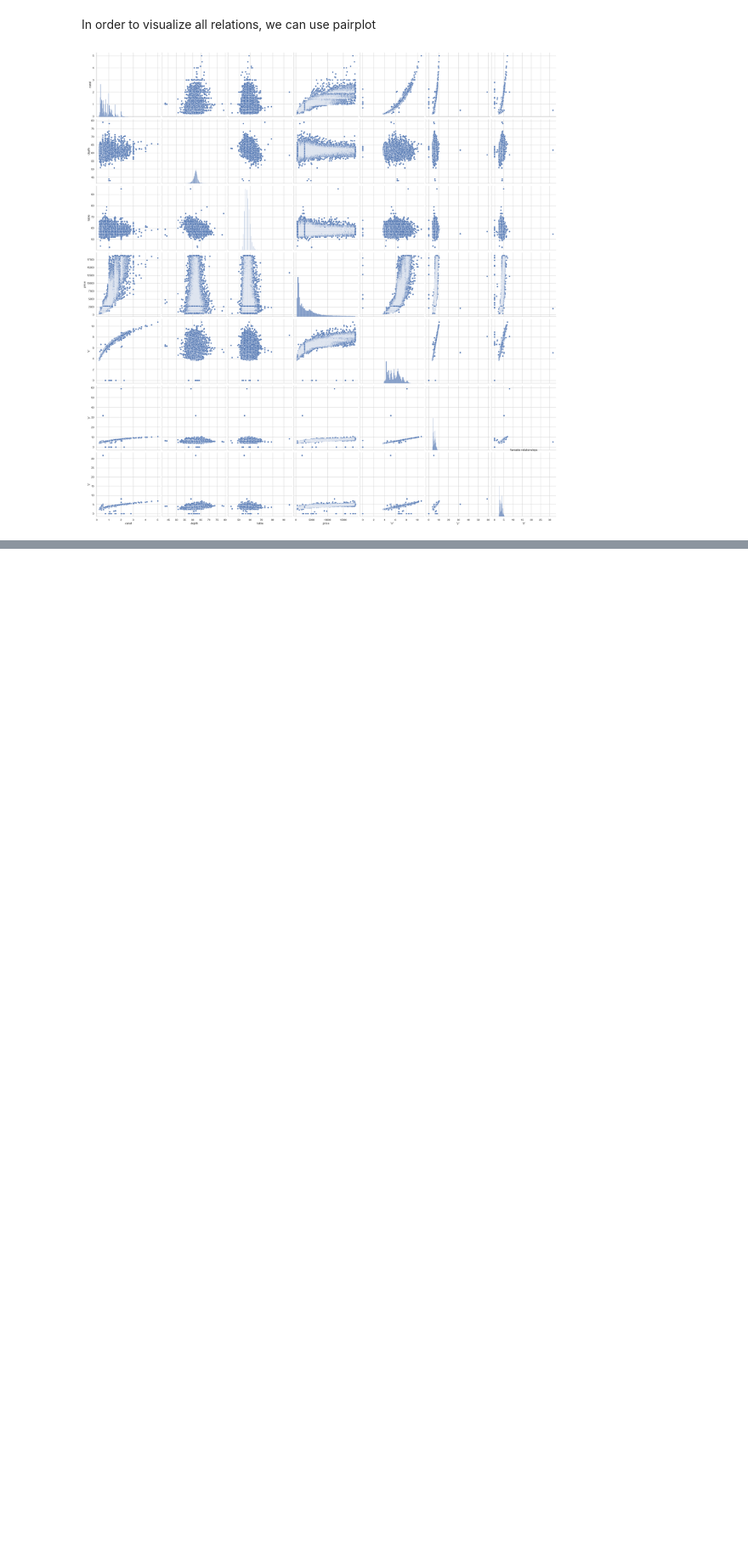
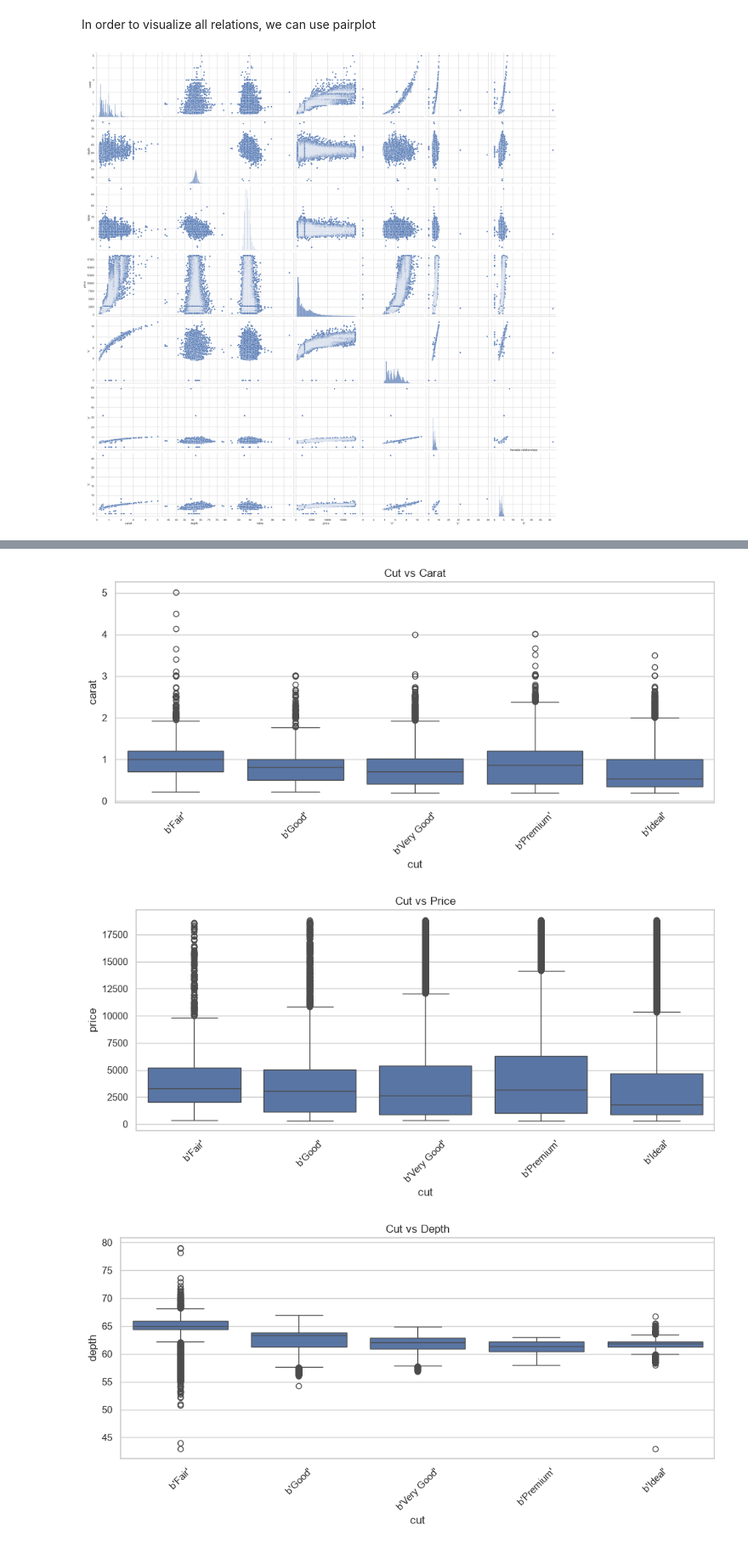
Before and after one commit to ssergioogj/Machine-Learning-Guide, a Jupyter notebook: supervised_learning/clasification/classification.ipynb, the cells around one changed output, grey strips where cells are left out. Shown at 85% size. Saved outputs shown, nothing was run; the diff lists cells and outputs as text; code cells hidden in the pictures; blank space fills up the shorter version.

```diff
--- a/supervised_learning/clasification/classification.ipynb
+++ b/supervised_learning/clasification/classification.ipynb
@@ -331,0 +336,22 @@ plt.show()
+# %%
+# Order of the ordinal features
+ord_vars_orders = {
+    'cut': ["b'Fair'", "b'Good'", "b'Very Good'", "b'Premium'", "b'Ideal'"],
+    'color': ["b'J'", "b'I'", "b'H'", "b'G'", "b'F'", "b'E'", "b'D'"],
+    'clarity': ["b'I1'", "b'SI2'", "b'SI1'", "b'VS2'", "b'VS1'", "b'VVS2'", "b'VVS1'", "b'IF'"]
+}
+
+# Create the groups
+cat_num_groups = [('cut', 'carat'), ('cut', 'price'), ('cut', 'depth'), ('color', 'carat'), ('color', 'price'), ('color', 'depth'), ('clarity', 'carat'), ('clarity', 'price'), ('clarity', 'depth')]
+
+for cat_col, num_col in cat_num_groups:
+    plt.figure(figsize=(10,5))
+    sns.boxplot(df, x=cat_col, y=num_col, order=ord_vars_orders[cat_col])
+    plt.title(f"{cat_col.capitalize()} vs {num_col.capitalize()}")
+    plt.xticks(rotation=45)
+    plt.tight_layout()
+    plt.show()
+# %% [output]
+[figure, added]
+[figure, added]
+[figure, added]
```
Also changed, not shown: parts of 11 cells of this notebook.
